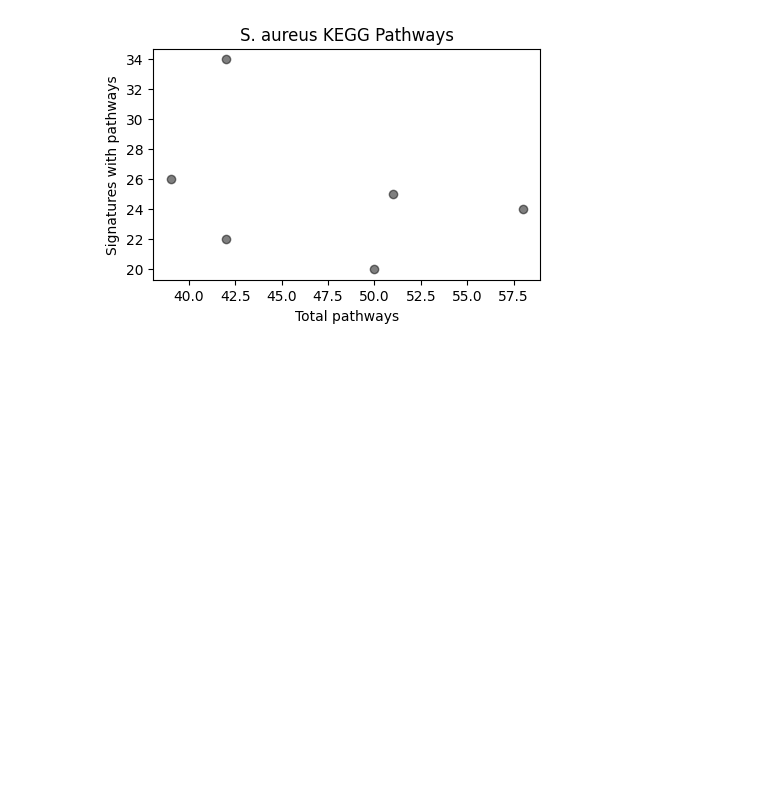
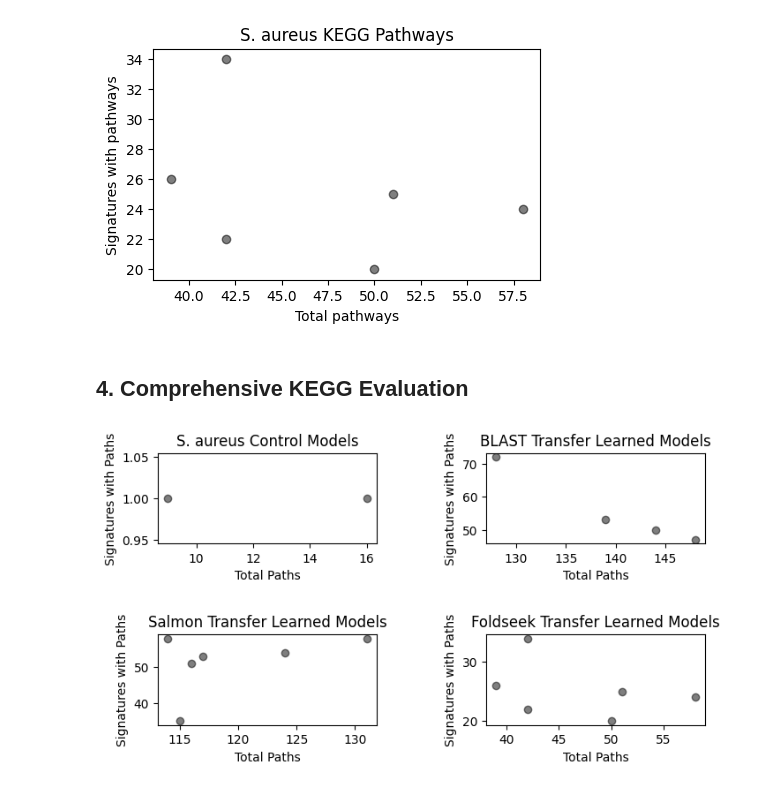
Before and after one commit to Mukundan-T/seqADAGE, a Jupyter notebook: Py/muk_transfer_learning/Mukundan_sA_ecmg_tl.ipynb, the cells around one changed output. Saved outputs shown, nothing was run; the diff lists cells and outputs as text; code cells hidden in the pictures; blank space fills up the shorter version.

Commit message:
Added comprehensive and comparative KEGG evaluation plots

```diff
--- a/Py/muk_transfer_learning/Mukundan_sA_ecmg_tl.ipynb
+++ b/Py/muk_transfer_learning/Mukundan_sA_ecmg_tl.ipynb
@@ -1176,3 +1176,5 @@ plt.ylabel('Signatures with pathways')
 # %% [output]
 Text(0, 0.5, 'Signatures with pathways')
 [figure]
+# %% [markdown]
+## 4. Comprehensive KEGG Evaluation
@@ -1178,0 +1223,33 @@ Text(0, 0.5, 'Signatures with pathways')
+# %%
+# Plot KEGG pathways
+kegg_dfs = [
+  single_kegg_dfs,
+  blast_kegg_dfs,
+  salmon_kegg_dfs,
+  foldseek_kegg_dfs
+]
+plot_titles = [
+  'S. aureus Control Models',
+  'BLAST Transfer Learned Models',
+  'Salmon Transfer Learned Models',
+  'Foldseek Transfer Learned Models'
+]
+fig, ax = plt.subplots(2, 2, figsize = (8, 4))
+fig.subplots_adjust(hspace = 1, wspace = 0.5)
+
+for i in range(2):
+  for j in range(2):
+    kegg_vals = kegg_dfs[2*i + j]
+
+    for df in kegg_vals:
+      x = ((df > 1.5).sum(0) > 0).sum()
+      y = ((df > 1.5).sum(1) > 0).sum()
+
+      ax[i, j].scatter(x, y, alpha = 0.5, color = 'black')
+      ax[i, j].set(
+        title = plot_titles[2*i + j],
+        xlabel = 'Total Paths',
+        ylabel = 'Signatures with Paths'
+      )
+# %% [output]
+[figure, added]
```
Also changed, not shown: parts of 2 cells of this notebook.
